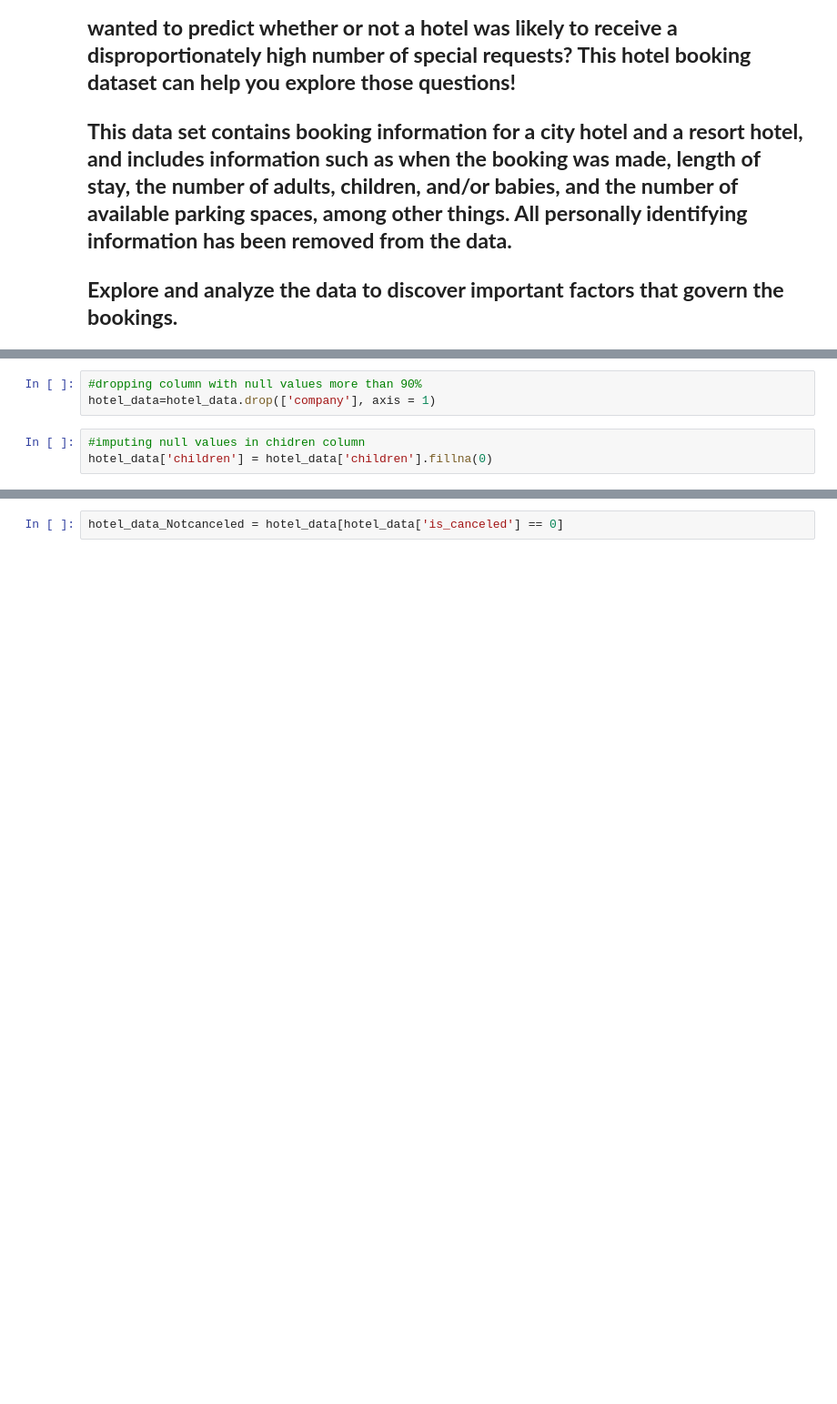
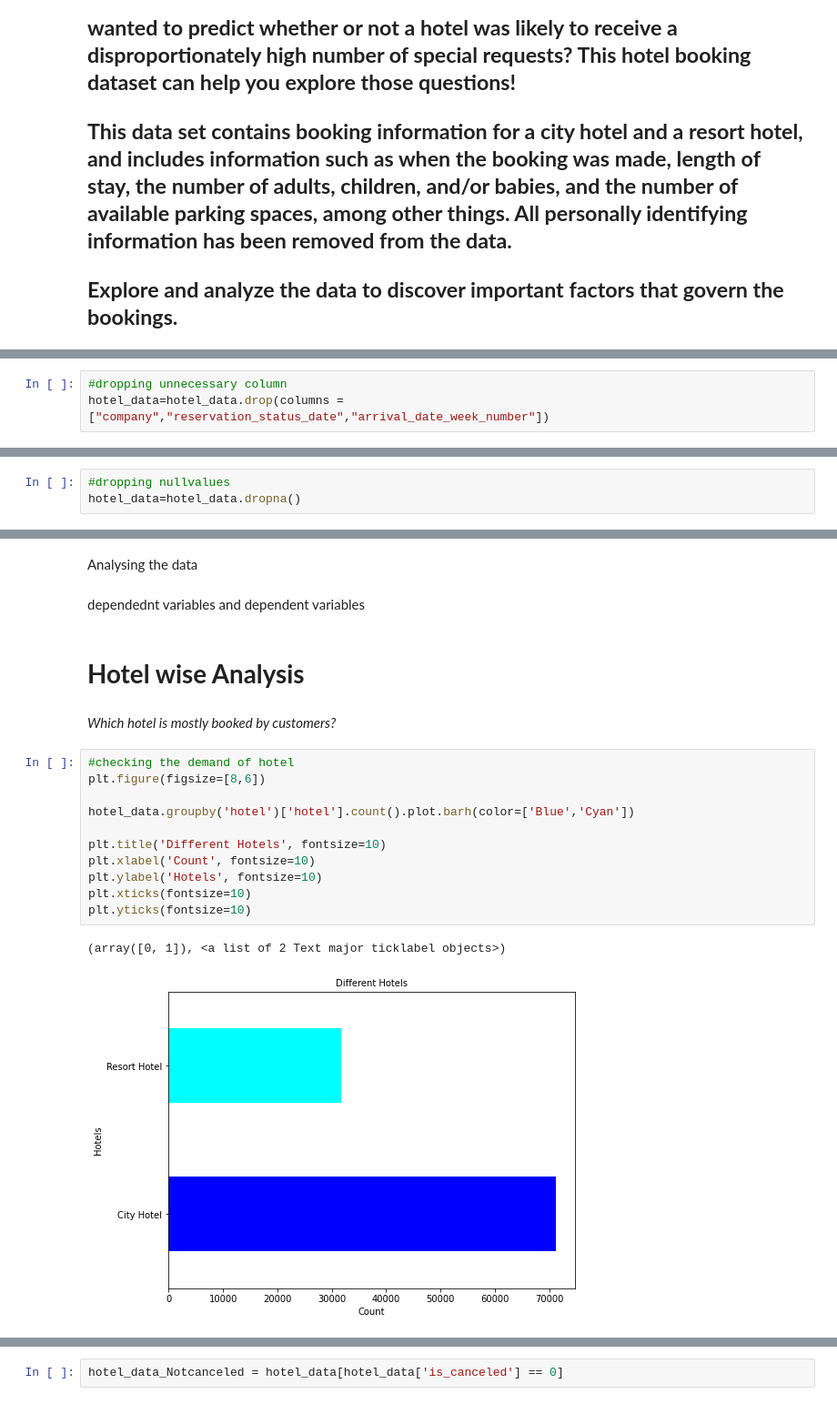
Before and after one commit to ssweta3seal/HotelBookingAnalysis, a Jupyter notebook: Hotel_Booking_Analysis_Capstone_Project.ipynb, the cells around one changed output, grey strips where cells are left out. Shown at 91% size. Drawn from its saved outputs; the diff is of its cells as text; blank space fills up the shorter version.

```diff
--- a/Hotel_Booking_Analysis_Capstone_Project.ipynb
+++ b/Hotel_Booking_Analysis_Capstone_Project.ipynb
@@ -39,0 +126,3 @@ hotel_data.head()
+# %%
+#dropping unnecessary column
+hotel_data=hotel_data.drop(columns = ["company","reservation_status_date","arrival_date_week_number"])
@@ -40,3 +173,6 @@ hotel_data.head()
+# %%
+#dropping nullvalues
+hotel_data=hotel_data.dropna()
 # %%
 hotel_data.shape
 # %% [output]
@@ -124,6 +179,0 @@ Where as for children oly 4 data is missing so it is replced with 0 assuming as
-# %%
-#dropping column with null values more than 90%
-hotel_data=hotel_data.drop(['company'], axis = 1)
-# %%
-#imputing null values in chidren column
-hotel_data['children'] = hotel_data['children'].fillna(0)
@@ -440,0 +214,22 @@ d
+# %% [markdown]
+Analysing the data
+# %% [markdown]
+dependednt variables and dependent variables
+# %% [markdown]
+# **Hotel wise Analysis**
+# %% [markdown]
+*Which hotel is mostly booked by customers?*
+# %%
+#checking the demand of hotel
+plt.figure(figsize=[8,6])
+
+hotel_data.groupby('hotel')['hotel'].count().plot.barh(color=['Blue','Cyan'])
+
+plt.title('Different Hotels', fontsize=10)
+plt.xlabel('Count', fontsize=10)
+plt.ylabel('Hotels', fontsize=10)
+plt.xticks(fontsize=10)
+plt.yticks(fontsize=10)
+# %% [output]
+(array([0, 1]), <a list of 2 Text major ticklabel objects>)
+[figure, added]
```
Also changed, not shown: parts of 123 cells of this notebook.
